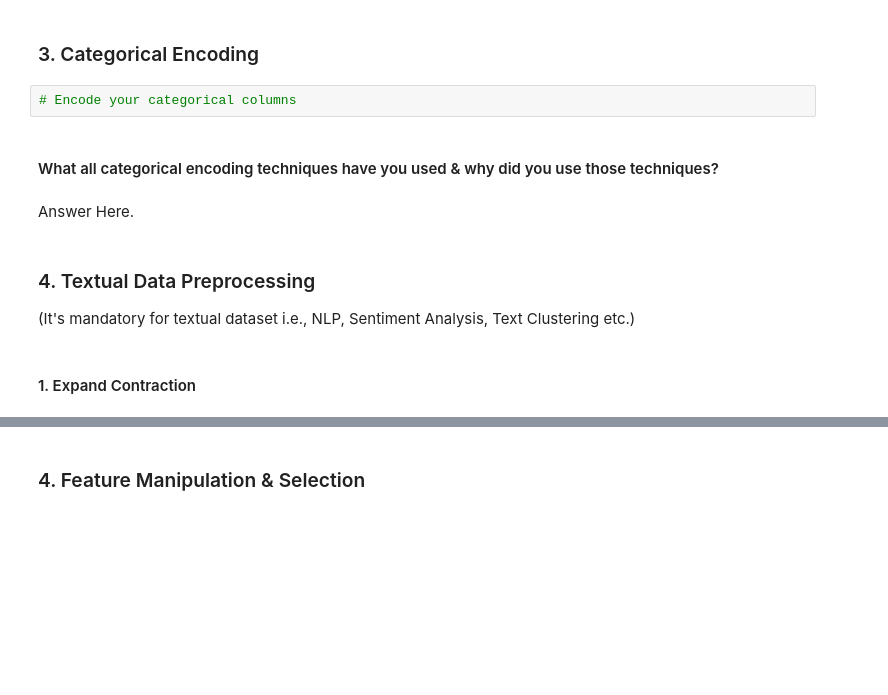
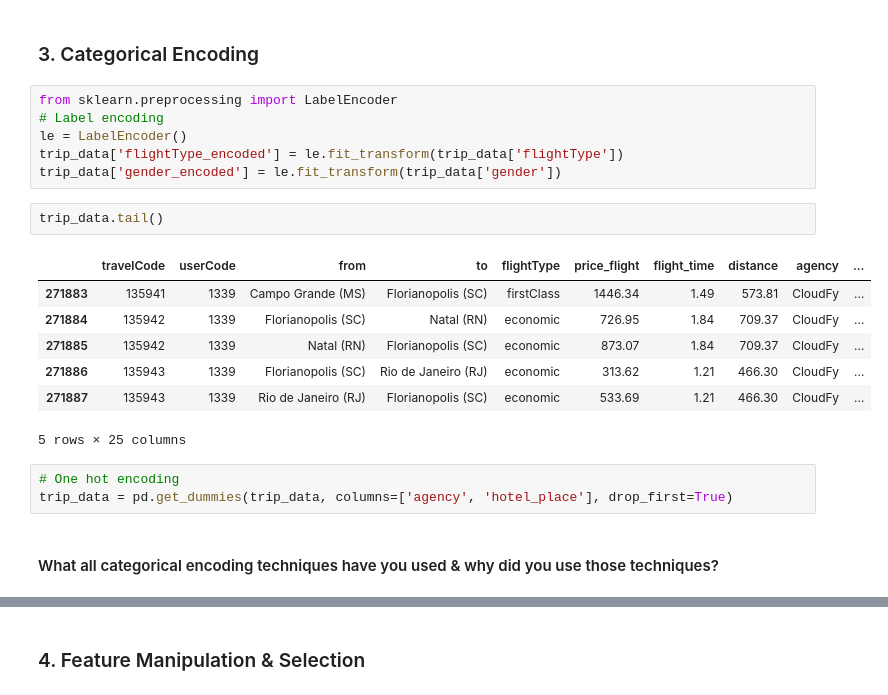
Before and after one commit to bsshewale/Voyage-Analytics-Integrating-MLOps-in-Travel-Industry, a Jupyter notebook: Voyage_Analytics_Integrating_MLOps_in_Travel_Industry.ipynb, the cells around one changed output, grey strips where cells are left out. Saved outputs shown, nothing was run; the diff lists cells and outputs as text; blank space fills up the shorter version.

```diff
--- a/Voyage_Analytics_Integrating_MLOps_in_Travel_Industry.ipynb
+++ b/Voyage_Analytics_Integrating_MLOps_in_Travel_Industry.ipynb
@@ -973,13 +1029,23 @@ Answer Here.
 # %% [markdown]
 ### 3. Categorical Encoding
-# %%
-# Encode your categorical columns
+# %%
+from sklearn.preprocessing import LabelEncoder
+# Label encoding
+le = LabelEncoder()
+trip_data['flightType_encoded'] = le.fit_transform(trip_data['flightType'])
+trip_data['gender_encoded'] = le.fit_transform(trip_data['gender'])
+# %%
+trip_data.tail()
+# %% [output]
+|  | travelCode | userCode | from | to | flightType | price_flight | flight_time | distance | agency | ... |
+| 271883 | 135941 | 1339 | Campo Grande (MS) | Florianopolis (SC) | firstClass | 1446.34 | 1.49 | 573.81 | CloudFy | ... |
+| 271884 | 135942 | 1339 | Florianopolis (SC) | Natal (RN) | economic | 726.95 | 1.84 | 709.37 | CloudFy | ... |
+| 271885 | 135942 | 1339 | Natal (RN) | Florianopolis (SC) | economic | 873.07 | 1.84 | 709.37 | CloudFy | ... |
+| 271886 | 135943 | 1339 | Florianopolis (SC) | Rio de Janeiro (RJ) | economic | 313.62 | 1.21 | 466.30 | CloudFy | ... |
+| 271887 | 135943 | 1339 | Rio de Janeiro (RJ) | Florianopolis (SC) | economic | 533.69 | 1.21 | 466.30 | CloudFy | ... |
+5 rows × 25 columns
+# %%
+# One hot encoding
+trip_data = pd.get_dummies(trip_data, columns=['agency', 'hotel_place'], drop_first=True)
 # %% [markdown]
 #### What all categorical encoding techniques have you used & why did you use those techniques?
-# %% [markdown]
-Answer Here.
-# %% [markdown]
-### 4. Textual Data Preprocessing
-(It's mandatory for textual dataset i.e., NLP, Sentiment Analysis, Text Clustering etc.)
-# %% [markdown]
-#### 1. Expand Contraction
```
Also changed, not shown: parts of 67 cells of this notebook.
